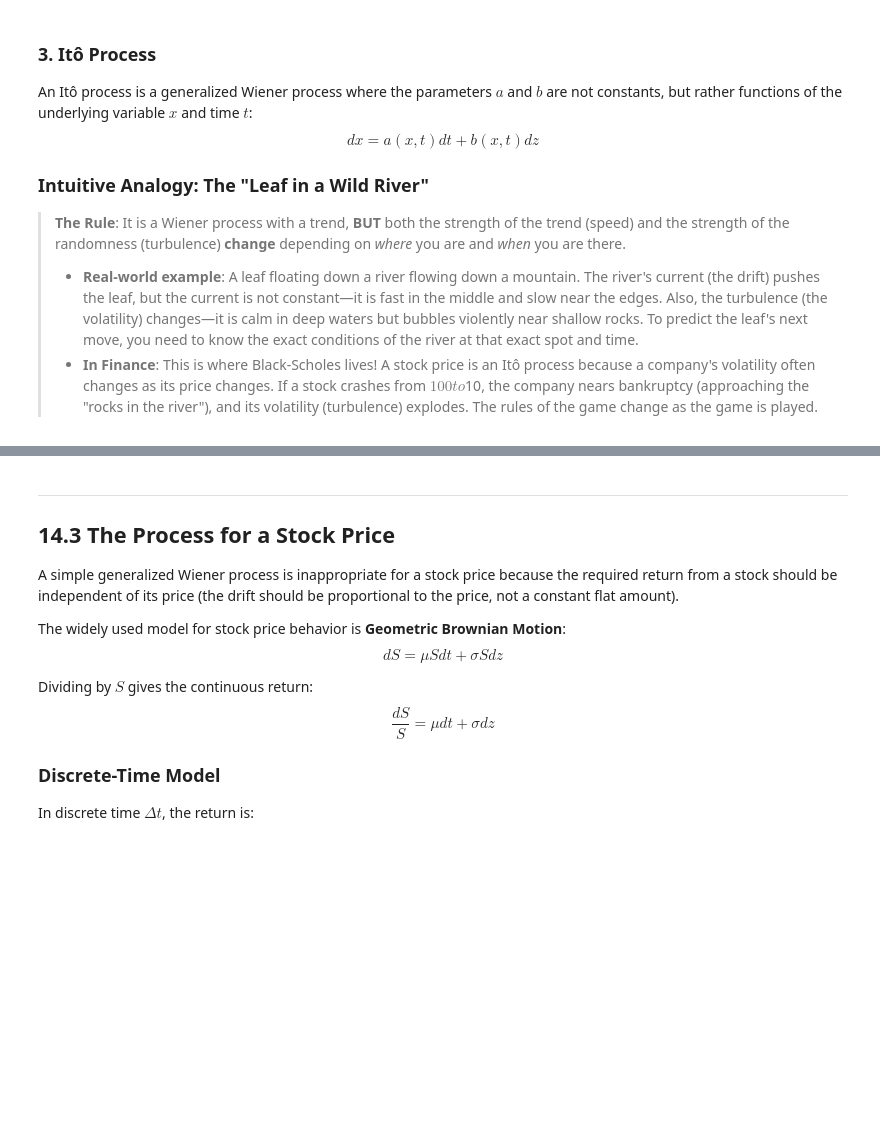
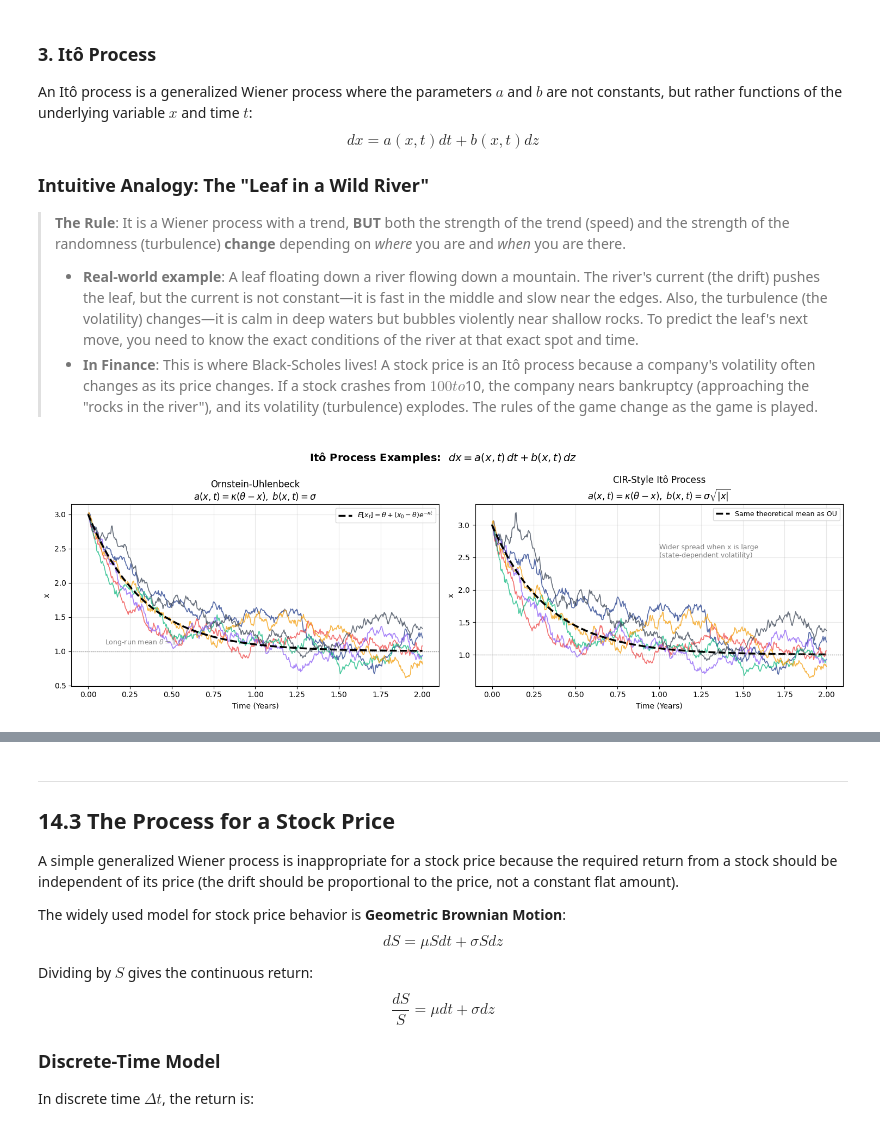
Before and after one commit to gtazevedo/the_book_club, a Jupyter notebook: Option_Future_James_Hull/Chapters/Chp14_Wiener_Processes_Ito.ipynb, the cells around one changed output, grey strips where cells are left out. Drawn from its saved outputs; the diff is of its cells as text; code cells hidden in the pictures; blank space fills up the shorter version.

```diff
--- a/Option_Future_James_Hull/Chapters/Chp14_Wiener_Processes_Ito.ipynb
+++ b/Option_Future_James_Hull/Chapters/Chp14_Wiener_Processes_Ito.ipynb
@@ -122,3 +126,99 @@ $$dx = a(x, t) dt + b(x, t) dz$$
 > **The Rule**: It is a Wiener process with a trend, **BUT** both the strength of the trend (speed) and the strength of the randomness (turbulence) **change** depending on *where* you are and *when* you are there.
 > * **Real-world example**: A leaf floating down a river flowing down a mountain. The river's current (the drift) pushes the leaf, but the current is not constant—it is fast in the middle and slow near the edges. Also, the turbulence (the volatility) changes—it is calm in deep waters but bubbles violently near shallow rocks. To predict the leaf's next move, you need to know the exact conditions of the river at that exact spot and time.
 > * **In Finance**: This is where Black-Scholes lives! A stock price is an Itô process because a company's volatility often changes as its price changes. If a stock crashes from $100 to $10, the company nears bankruptcy (approaching the "rocks in the river"), and its volatility (turbulence) explodes. The rules of the game change as the game is played.
+# %%
+# ─── Simulating an Itô Process ──────────────────────────────────────────────
+# We simulate:  dx = a(x,t) dt + b(x,t) dz
+#
+# Example:  an Ornstein-Uhlenbeck (mean-reverting) Itô process:
+#     dx = kappa * (theta - x) * dt  +  sigma_ito * dz
+#
+# Here both a and b depend on the current level of x:
+#   a(x,t) = kappa*(theta - x)   <- drift pulls toward 'theta'
+#   b(x,t) = sigma_ito           <- constant diffusion (state-independent for OU)
+#
+# We also show a LEVEL-DEPENDENT volatility variant:
+#   dx = kappa*(theta - x)*dt + sigma_ito * sqrt(|x|) * dz   (CIR-style)
+# to make the state-dependence of b(x,t) explicit.
+
+np.random.seed(42)
+
+# Parameters
+kappa     = 3.0     # Mean-reversion speed
+theta     = 1.0     # Long-run mean (the 'river centre')
+sigma_ito = 0.5     # Diffusion coefficient
+x0_ito    = 3.0     # Starting value
+T_ito2    = 2.0     # Time horizon (years)
+N_ito2    = 500     # Steps
+M_ito2    = 6       # Paths
+dt_ito2   = T_ito2 / N_ito2
+t_ito2    = np.linspace(0, T_ito2, N_ito2 + 1)
+
+# --- Simulate Ornstein-Uhlenbeck (OU) paths --------------------------------
+x_ou = np.zeros((N_ito2 + 1, M_ito2))
+x_ou[0] = x0_ito
+eps = np.random.standard_normal((N_ito2, M_ito2))
+
+for i in range(1, N_ito2 + 1):
+    a_xt = kappa * (theta - x_ou[i-1])          # a(x, t): level-dependent drift
+    b_xt = sigma_ito                             # b(x, t): constant diffusion
+    x_ou[i] = x_ou[i-1] + a_xt * dt_ito2 + b_xt * eps[i-1] * np.sqrt(dt_ito2)
+
+# Theoretical mean: theta + (x0 - theta) * exp(-kappa * t)
+mean_ou = theta + (x0_ito - theta) * np.exp(-kappa * t_ito2)
+
+# --- Simulate CIR-style Itô (b depends on sqrt(|x|)) ---------------------
+x_cir = np.zeros((N_ito2 + 1, M_ito2))
+x_cir[0] = x0_ito
+
+for i in range(1, N_ito2 + 1):
+    a_xt = kappa * (theta - x_cir[i-1])         # a(x, t): mean-reverting drift
+    b_xt = sigma_ito * np.sqrt(np.abs(x_cir[i-1]))  # b(x, t): state-dependent diffusion!
+    x_cir[i] = x_cir[i-1] + a_xt * dt_ito2 + b_xt * eps[i-1] * np.sqrt(dt_ito2)
+
+# --- Plot side by side -----------------------------------------------------
+fig, axes = plt.subplots(1, 2, figsize=(15, 5))
+fig.suptitle("Itô Process Examples:  $dx = a(x,t)\,dt + b(x,t)\,dz$",
+             fontsize=14, fontweight='bold')
+
+colours = [navy_blue, crimson, emerald, amber, violet, dark_gray]
+
+# Panel A: OU process  (b constant)
+ax = axes[0]
+for m in range(M_ito2):
+    ax.plot(t_ito2, x_ou[:, m], lw=1.2, alpha=0.75, color=colours[m])
+ax.plot(t_ito2, mean_ou, 'k--', lw=2.5,
+        label=r'$E[x_t] = \theta + (x_0-\theta)e^{-\kappa t}$')
+ax.axhline(theta, color='gray', lw=1, ls=':')
+ax.set_title("Ornstein-Uhlenbeck\n"
+             r"$a(x,t)=\kappa(\theta-x),\; b(x,t)=\sigma$")
+ax.set_xlabel('Time (Years)')
+ax.set_ylabel('x')
+ax.legend(fontsize=9)
+ax.grid(alpha=0.3)
+ax.annotate(f'Long-run mean $\\theta={theta}$', xy=(T_ito2 * 0.05, theta + 0.1),
+            fontsize=9, color='gray')
+
+# Panel B: CIR-style  (b depends on sqrt(|x|))
+ax = axes[1]
+for m in range(M_ito2):
+    ax.plot(t_ito2, x_cir[:, m], lw=1.2, alpha=0.75, color=colours[m])
+ax.plot(t_ito2, mean_ou, 'k--', lw=2.5, label='Same theoretical mean as OU')
+ax.axhline(theta, color='gray', lw=1, ls=':')
+ax.set_title("CIR-Style Itô Process\n"
+             r"$a(x,t)=\kappa(\theta-x),\; b(x,t)=\sigma\sqrt{|x|}$")
+ax.set_xlabel('Time (Years)')
+ax.set_ylabel('x')
+ax.legend(fontsize=9)
+ax.grid(alpha=0.3)
+ax.annotate('Wider spread when x is large\n(state-dependent volatility)',
+            xy=(T_ito2 * 0.5, x0_ito - 0.5), fontsize=9, color='gray')
+
+plt.tight_layout()
+plt.show()
+
+print('Key contrast: in both panels the DRIFT is the same state-dependent function.')
+print('The CIR panel has LARGER spread when x is high (b scales with sqrt(|x|)),')
+print('demonstrating that b(x,t) truly changes the random behaviour as the state changes.')
+# %% [output]
+[figure, added]
```
Also changed, not shown: parts of 9 cells of this notebook, 2 other files.
